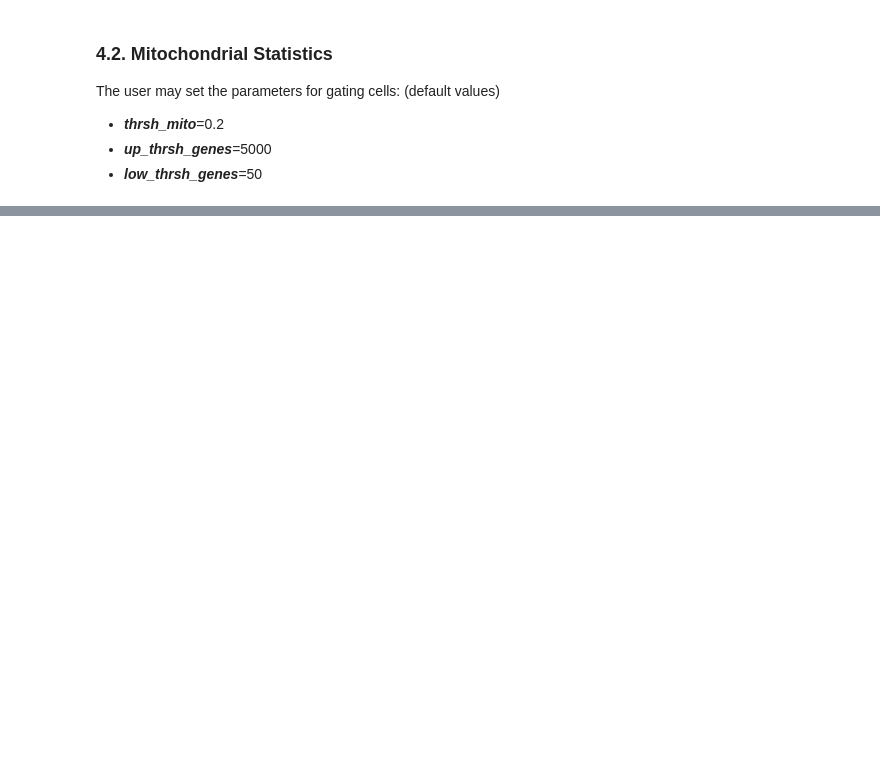
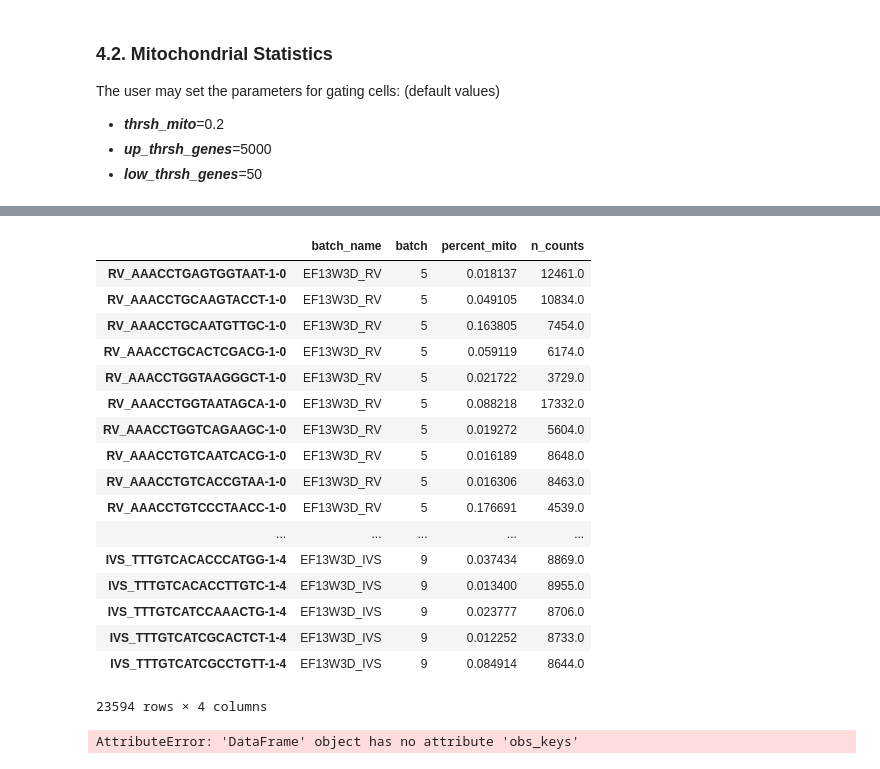
Before and after one commit to henrygong/trajectories, a Jupyter notebook: cardiomyocyte_classification/scanpy_HoC.ipynb, the cells around one changed output, grey strips where cells are left out. Saved outputs shown, nothing was run; the diff lists cells and outputs as text; code cells hidden in the pictures; blank space fills up the shorter version.

```diff
--- a/cardiomyocyte_classification/scanpy_HoC.ipynb
+++ b/cardiomyocyte_classification/scanpy_HoC.ipynb
@@ -147,0 +163,26 @@ for key in concatenated_cell_dict.keys():
+# %%
+concatenated_cell_dict['13W'].obs
+# %% [output]
+|  | batch_name | batch | percent_mito | n_counts |
+| RV_AAACCTGAGTGGTAAT-1-0 | EF13W3D_RV | 5 | 0.018137 | 12461.0 |
+| RV_AAACCTGCAAGTACCT-1-0 | EF13W3D_RV | 5 | 0.049105 | 10834.0 |
+| RV_AAACCTGCAATGTTGC-1-0 | EF13W3D_RV | 5 | 0.163805 | 7454.0 |
+| RV_AAACCTGCACTCGACG-1-0 | EF13W3D_RV | 5 | 0.059119 | 6174.0 |
+| RV_AAACCTGGTAAGGGCT-1-0 | EF13W3D_RV | 5 | 0.021722 | 3729.0 |
+| RV_AAACCTGGTAATAGCA-1-0 | EF13W3D_RV | 5 | 0.088218 | 17332.0 |
+| RV_AAACCTGGTCAGAAGC-1-0 | EF13W3D_RV | 5 | 0.019272 | 5604.0 |
+| RV_AAACCTGTCAATCACG-1-0 | EF13W3D_RV | 5 | 0.016189 | 8648.0 |
+| RV_AAACCTGTCACCGTAA-1-0 | EF13W3D_RV | 5 | 0.016306 | 8463.0 |
+| RV_AAACCTGTCCCTAACC-1-0 | EF13W3D_RV | 5 | 0.176691 | 4539.0 |
+| ... | ... | ... | ... | ... |
+| IVS_TTTGTCACACCCATGG-1-4 | EF13W3D_IVS | 9 | 0.037434 | 8869.0 |
+| IVS_TTTGTCACACCTTGTC-1-4 | EF13W3D_IVS | 9 | 0.013400 | 8955.0 |
+| IVS_TTTGTCATCCAAACTG-1-4 | EF13W3D_IVS | 9 | 0.023777 | 8706.0 |
+| IVS_TTTGTCATCGCACTCT-1-4 | EF13W3D_IVS | 9 | 0.012252 | 8733.0 |
+| IVS_TTTGTCATCGCCTGTT-1-4 | EF13W3D_IVS | 9 | 0.084914 | 8644.0 |
+23594 rows × 4 columns
+# %%
+for key in concatenated_cell_dict.keys():
+    sc.pl.scatter(concatenated_cell_dict[key].obs, x='n_counts', y='n_genes')
+# %% [output]
+AttributeError: 'DataFrame' object has no attribute 'obs_keys'
```
Also changed, not shown: parts of 3 cells of this notebook.
